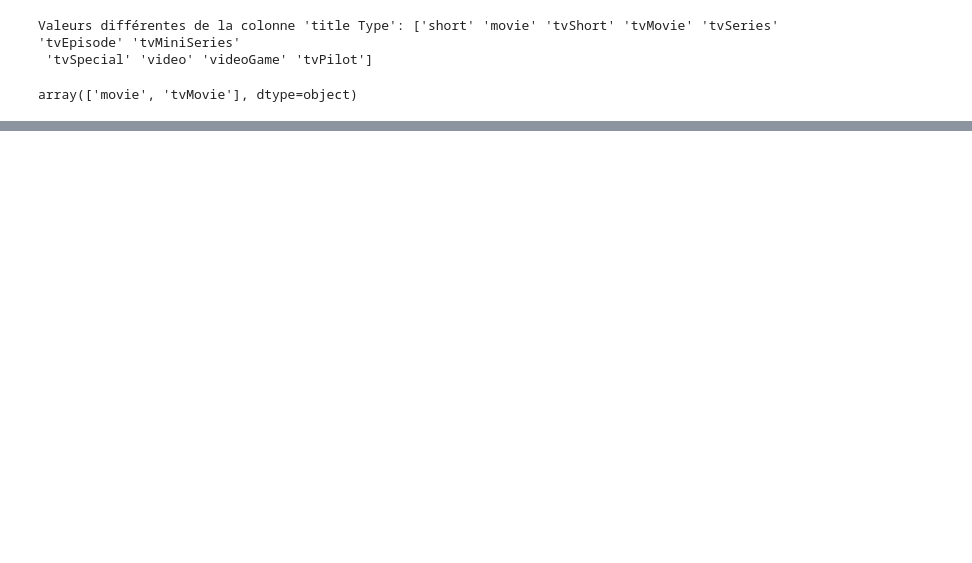
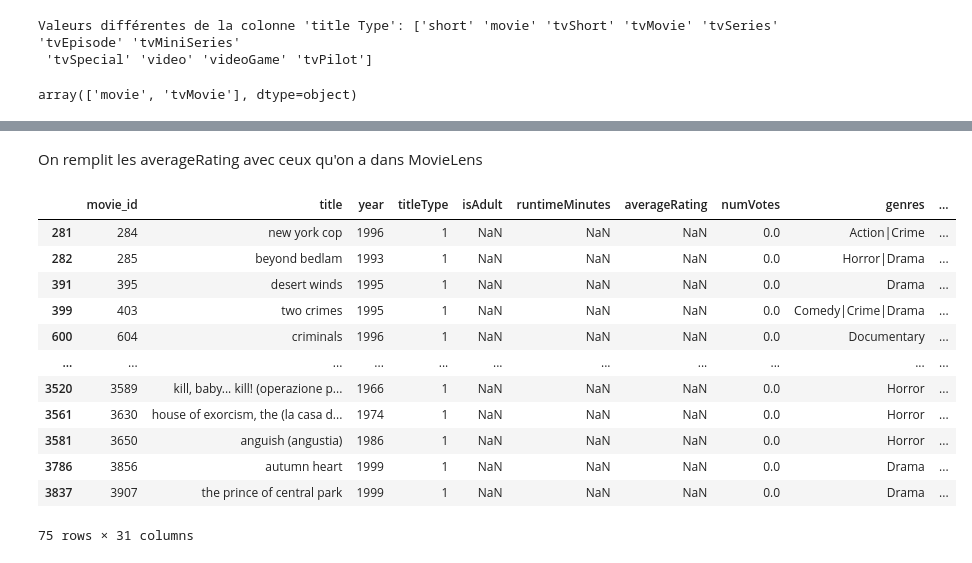
Before and after one commit to Bl44nc/Movie-Pairing-Recommender-System, a Jupyter notebook: projet.ipynb, the cells around one changed output, grey strips where cells are left out. Drawn from its saved outputs; the diff is of its cells as text; code cells hidden in the pictures; blank space fills up the shorter version.

```diff
--- a/projet.ipynb
+++ b/projet.ipynb
@@ -161,0 +203,9 @@ title_preprocess.drop(columns="endYear", inplace=True)
+# %%
+df = pd.read_csv("dataset.csv")
+# %%
+df.drop(columns="startYear", inplace=True)
+# %%
+genres = set("|".join(df['genres'].unique()).split('|'))
+for genre in genres:
+    df[genre] = df['genres'].apply(lambda x: 1 if genre in x.split('|') else 0)
+df["titleType"] = df["titleType"].apply(lambda x: 1 if x == "movie" else 0)
@@ -161,0 +222,18 @@ title_preprocess.drop(columns="endYear", inplace=True)
+# %% [markdown]
+On remplit les averageRating avec ceux qu'on a dans MovieLens
+# %%
+df[df["averageRating"].isna()]
+# %% [output]
+|  | movie_id | title | year | titleType | isAdult | runtimeMinutes | averageRating | numVotes | genres | ... |
+| 281 | 284 | new york cop | 1996 | 1 | NaN | NaN | NaN | 0.0 | Action|Crime | ... |
+| 282 | 285 | beyond bedlam | 1993 | 1 | NaN | NaN | NaN | 0.0 | Horror|Drama | ... |
+| 391 | 395 | desert winds | 1995 | 1 | NaN | NaN | NaN | 0.0 | Drama | ... |
+| 399 | 403 | two crimes | 1995 | 1 | NaN | NaN | NaN | 0.0 | Comedy|Crime|Drama | ... |
+| 600 | 604 | criminals | 1996 | 1 | NaN | NaN | NaN | 0.0 | Documentary | ... |
+| ... | ... | ... | ... | ... | ... | ... | ... | ... | ... | ... |
+| 3520 | 3589 | kill, baby... kill! (operazione p... | 1966 | 1 | NaN | NaN | NaN | 0.0 | Horror | ... |
+| 3561 | 3630 | house of exorcism, the (la casa d... | 1974 | 1 | NaN | NaN | NaN | 0.0 | Horror | ... |
+| 3581 | 3650 | anguish (angustia) | 1986 | 1 | NaN | NaN | NaN | 0.0 | Horror | ... |
+| 3786 | 3856 | autumn heart | 1999 | 1 | NaN | NaN | NaN | 0.0 | Drama | ... |
+| 3837 | 3907 | the prince of central park | 1999 | 1 | NaN | NaN | NaN | 0.0 | Drama | ... |
+75 rows × 31 columns
```
Also changed, not shown: parts of 55 cells of this notebook.
